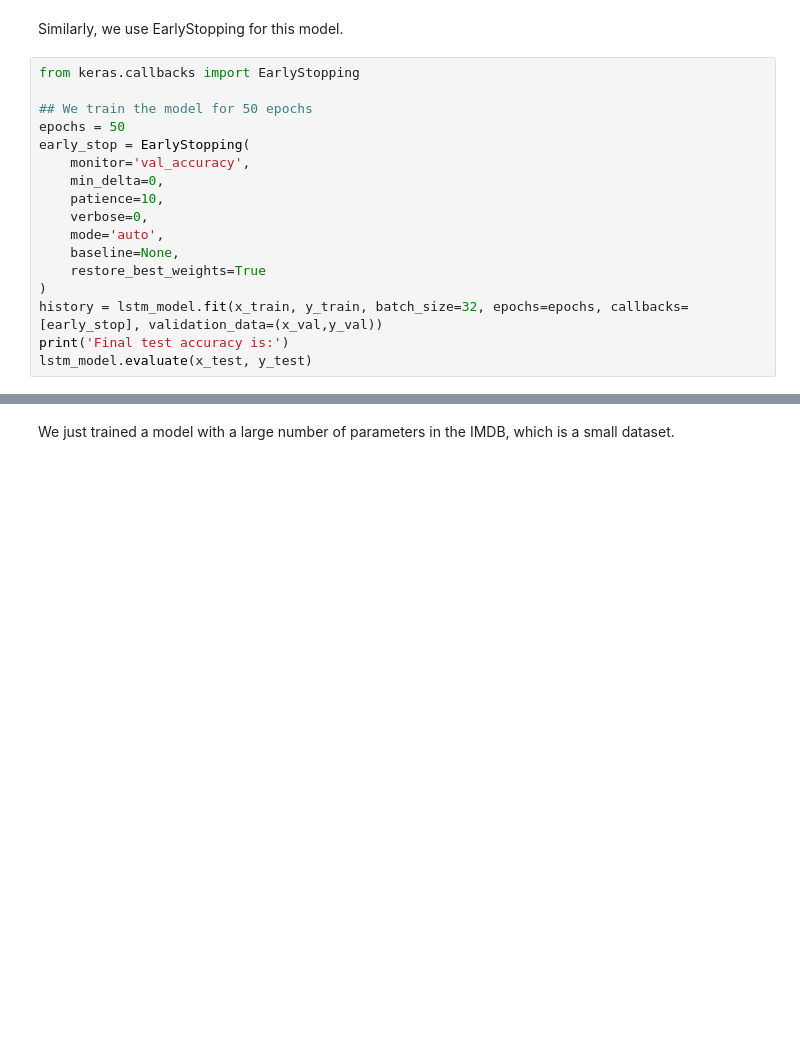
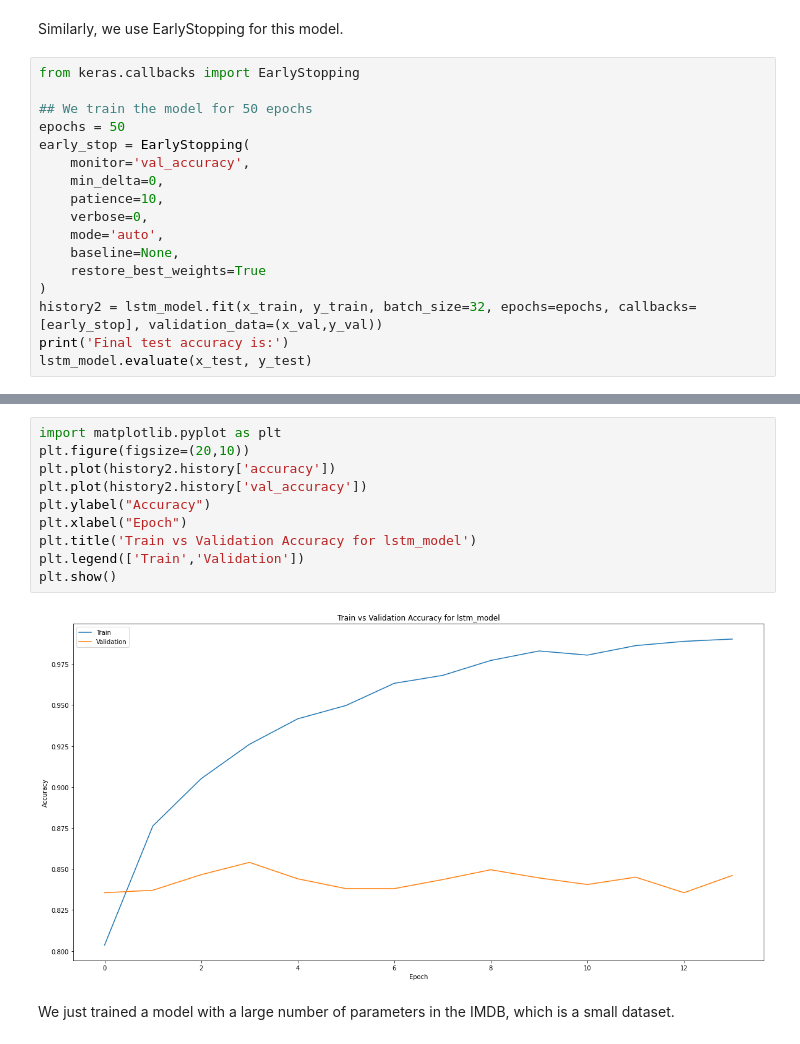
Before and after one commit to andersonpac/GGLcolab, a Jupyter notebook: 05_RNN.ipynb, the cells around one changed output, grey strips where cells are left out. Drawn from its saved outputs; the diff is of its cells as text; blank space fills up the shorter version.

```diff
--- a/05_RNN.ipynb
+++ b/05_RNN.ipynb
@@ -1605,6 +1658,6 @@ early_stop = EarlyStopping(
     baseline=None,
     restore_best_weights=True
 )
-history = lstm_model.fit(x_train, y_train, batch_size=32, epochs=epochs, callbacks=[early_stop], validation_data=(x_val,y_val))
+history2 = lstm_model.fit(x_train, y_train, batch_size=32, epochs=epochs, callbacks=[early_stop], validation_data=(x_val,y_val))
 print('Final test accuracy is:')
 lstm_model.evaluate(x_test, y_test)
@@ -1611,3 +1683,15 @@ lstm_model.evaluate(x_test, y_test)
+# %%
+import matplotlib.pyplot as plt
+plt.figure(figsize=(20,10))
+plt.plot(history2.history['accuracy'])
+plt.plot(history2.history['val_accuracy'])
+plt.ylabel("Accuracy")
+plt.xlabel("Epoch")
+plt.title('Train vs Validation Accuracy for lstm_model')
+plt.legend(['Train','Validation'])
+plt.show()
+# %% [output]
+[figure, added]
 # %% [markdown]
 We just trained a model with a large number of parameters in the IMDB, which is a small dataset.
 # %% [markdown]
```
Also changed, not shown: parts of 30 cells of this notebook.
